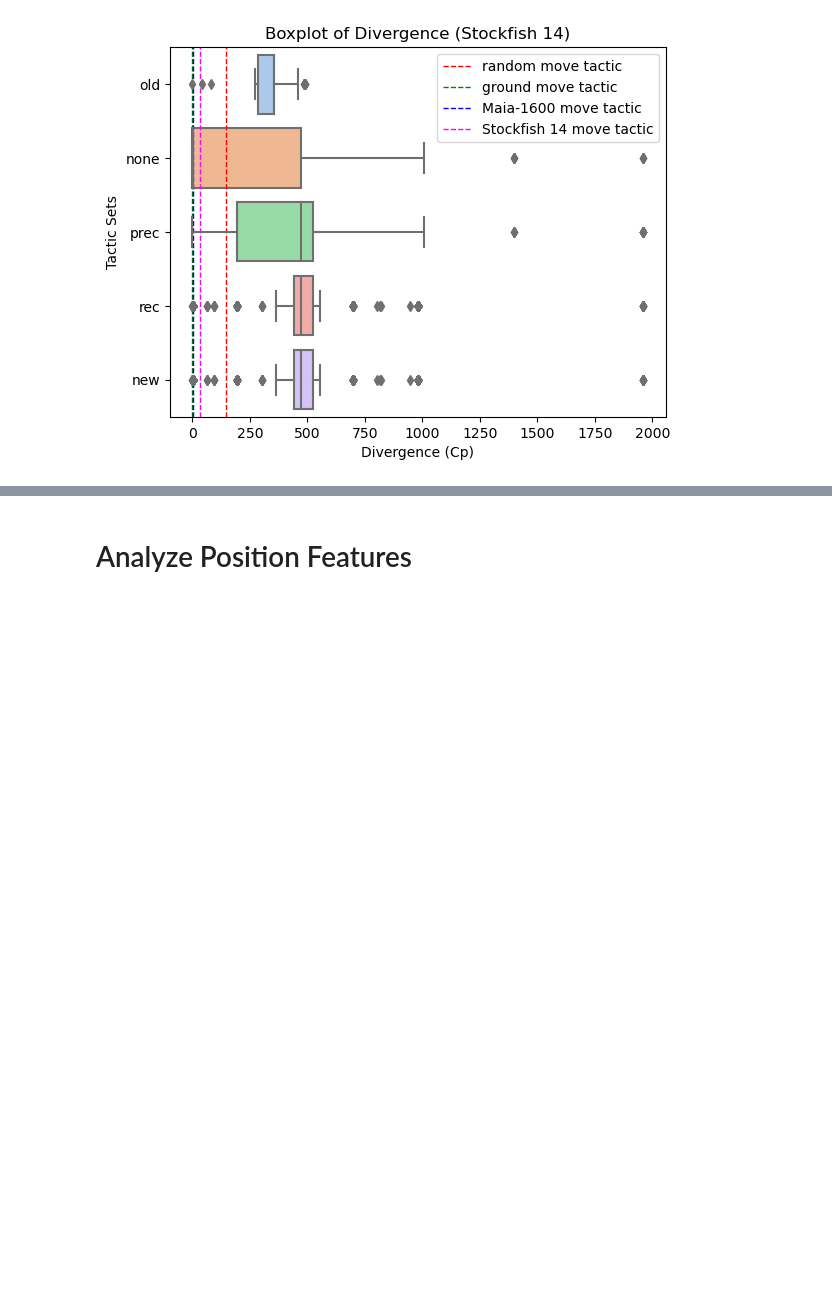
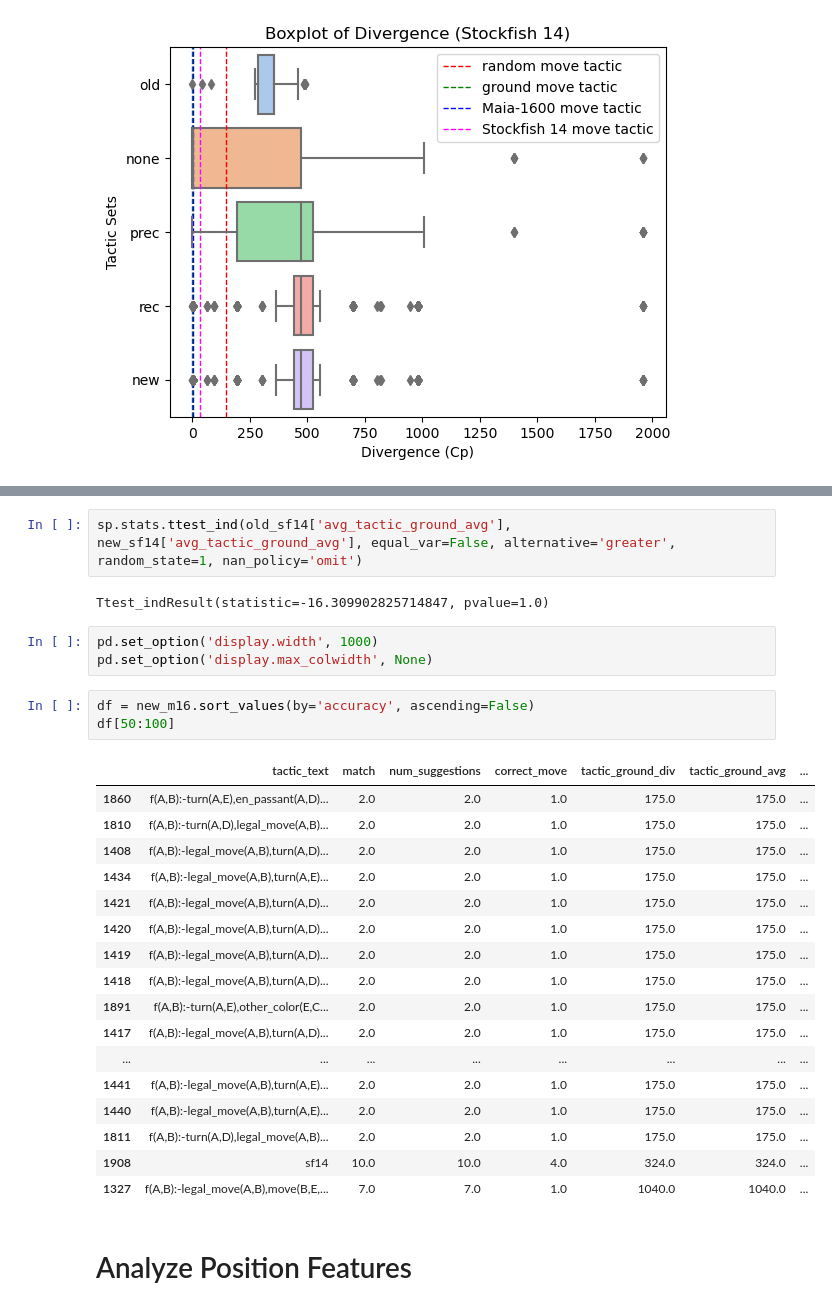
Before and after one commit to AbhijeetKrishnan/Popper, a Jupyter notebook: analysis.ipynb, the cells around one changed output, grey strips where cells are left out. Cells and saved outputs as stored; diff of their text form; blank space fills up the shorter version.

```diff
--- a/analysis.ipynb
+++ b/analysis.ipynb
@@ -215,3 +164,31 @@ dtype: float64
+# %%
+sp.stats.ttest_ind(old_sf14['avg_tactic_ground_avg'], new_sf14['avg_tactic_ground_avg'], equal_var=False, alternative='greater', random_state=1, nan_policy='omit')
+# %% [output]
+Ttest_indResult(statistic=-16.309902825714847, pvalue=1.0)
+# %%
+pd.set_option('display.width', 1000)
+pd.set_option('display.max_colwidth', None)
+# %%
+df = new_m16.sort_values(by='accuracy', ascending=False)
+df[50:100]
+# %% [output]
+|  | tactic_text | match | num_suggestions | correct_move | tactic_ground_div | tactic_ground_avg | ... |
+| 1860 | f(A,B):-turn(A,E),en_passant(A,D)... | 2.0 | 2.0 | 1.0 | 175.0 | 175.0 | ... |
+| 1810 | f(A,B):-turn(A,D),legal_move(A,B)... | 2.0 | 2.0 | 1.0 | 175.0 | 175.0 | ... |
+| 1408 | f(A,B):-legal_move(A,B),turn(A,D)... | 2.0 | 2.0 | 1.0 | 175.0 | 175.0 | ... |
+| 1434 | f(A,B):-legal_move(A,B),turn(A,E)... | 2.0 | 2.0 | 1.0 | 175.0 | 175.0 | ... |
+| 1421 | f(A,B):-legal_move(A,B),turn(A,D)... | 2.0 | 2.0 | 1.0 | 175.0 | 175.0 | ... |
+| 1420 | f(A,B):-legal_move(A,B),turn(A,D)... | 2.0 | 2.0 | 1.0 | 175.0 | 175.0 | ... |
+| 1419 | f(A,B):-legal_move(A,B),turn(A,D)... | 2.0 | 2.0 | 1.0 | 175.0 | 175.0 | ... |
+| 1418 | f(A,B):-legal_move(A,B),turn(A,D)... | 2.0 | 2.0 | 1.0 | 175.0 | 175.0 | ... |
+| 1891 | f(A,B):-turn(A,E),other_color(E,C... | 2.0 | 2.0 | 1.0 | 175.0 | 175.0 | ... |
+| 1417 | f(A,B):-legal_move(A,B),turn(A,D)... | 2.0 | 2.0 | 1.0 | 175.0 | 175.0 | ... |
+| ... | ... | ... | ... | ... | ... | ... | ... |
+| 1441 | f(A,B):-legal_move(A,B),turn(A,E)... | 2.0 | 2.0 | 1.0 | 175.0 | 175.0 | ... |
+| 1440 | f(A,B):-legal_move(A,B),turn(A,E)... | 2.0 | 2.0 | 1.0 | 175.0 | 175.0 | ... |
+| 1811 | f(A,B):-turn(A,D),legal_move(A,B)... | 2.0 | 2.0 | 1.0 | 175.0 | 175.0 | ... |
+| 1908 | sf14 | 10.0 | 10.0 | 4.0 | 324.0 | 324.0 | ... |
+| 1327 | f(A,B):-legal_move(A,B),move(B,E,... | 7.0 | 7.0 | 1.0 | 1040.0 | 1040.0 | ... |
 # %% [markdown]
 # Analyze Position Features
 # %%
```
Also changed, not shown: parts of 2 cells of this notebook.
